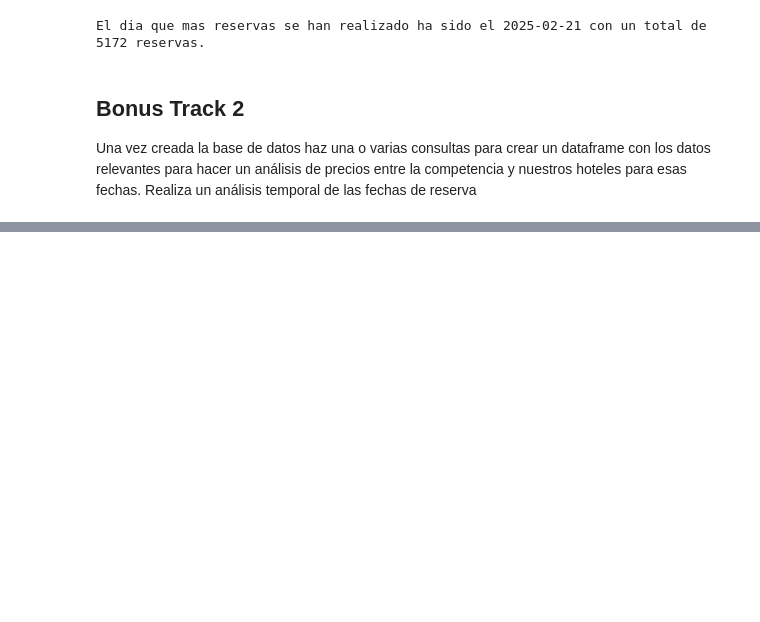
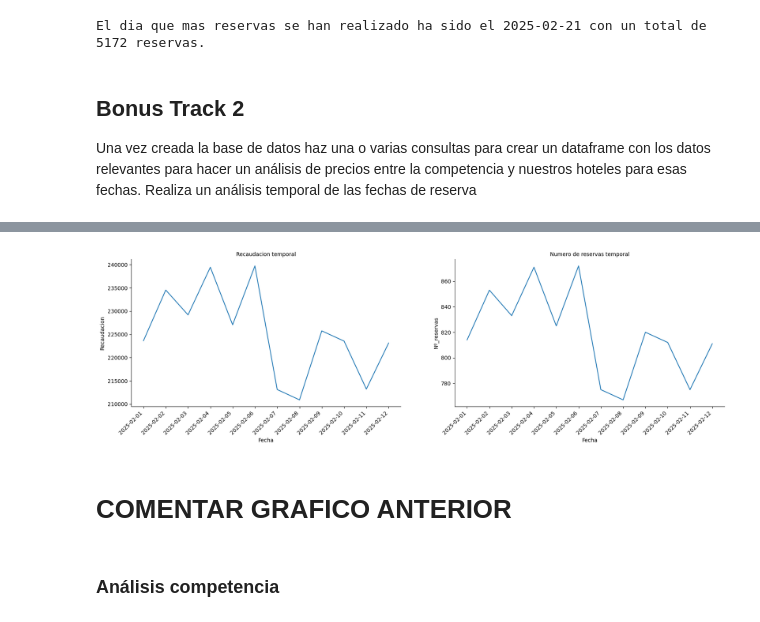
Before and after one commit to Gabijc/Proyecto_ETL_Hoteles, a Jupyter notebook: Notebooks/Bonus_track.ipynb, the cells around one changed output, grey strips where cells are left out. Saved outputs shown, nothing was run; the diff lists cells and outputs as text; code cells hidden in the pictures; blank space fills up the shorter version.

```diff
--- a/Notebooks/Bonus_track.ipynb
+++ b/Notebooks/Bonus_track.ipynb
@@ -192,0 +245,16 @@ df_grupo
+# %%
+query7_2 = """
+
+        SELECT
+                fecha_reserva,
+                sum(precio_noche),
+                count(fecha_reserva)
+        FROM "Vista_hoteles_grupo"
+        GROUP BY fecha_reserva
+        ORDER BY 2 DESC;
+"""
+
+cur.execute(query7_2)
+q7_2 = cur.fetchall()
+df_grupo_2 = pd.DataFrame(q7_2)
+df_grupo_2
@@ -193,3 +275,39 @@ df_grupo
+# %%
+fig, axes = plt.subplots(nrows = 1, ncols = 2, figsize = (20, 5))
+
+sns.lineplot(x = 0,
+              y = 1,
+              data = df_grupo_2,
+              ax = axes[0])
+
+sns.lineplot(x = 0,
+              y = 2,
+              data = df_grupo_2,
+              ax = axes[1])
+
+axes[0].set_title(f"Recaudacion temporal", fontsize = 10)
+axes[0].set_xlabel("Fecha", fontsize = 10)
+axes[0].set_ylabel("Recaudacion", fontsize = 10)
+axes[0].spines['right'].set_visible(False)
+axes[0].spines['top'].set_visible(False)
+axes[0].set_xticks(df_grupo_2[0])
+axes[0].set_xticklabels(df_grupo_2[0], rotation=45, ha='right')
+
+axes[1].set_title(f"Numero de reservas temporal", fontsize = 10)
+axes[1].set_ylabel("Nº_reservas", fontsize = 10)
+axes[1].set_xticks(df_grupo_2[0])
+axes[1].set_xticklabels(df_grupo_2[0], rotation=45, ha='right')
+axes[1].set_xlabel("Fecha", fontsize = 10)
+axes[1].spines['right'].set_visible(False)
+axes[1].spines['top'].set_visible(False)
+
+plt.show()
+# %% [output]
+[figure, added]
+# %% [markdown]
+# COMENTAR GRAFICO ANTERIOR
+# %% [markdown]
+### Análisis competencia
 # %%
 # df hoteles competencia
 query8 = """
```
Also changed, not shown: parts of 13 cells of this notebook, 2 other files.
